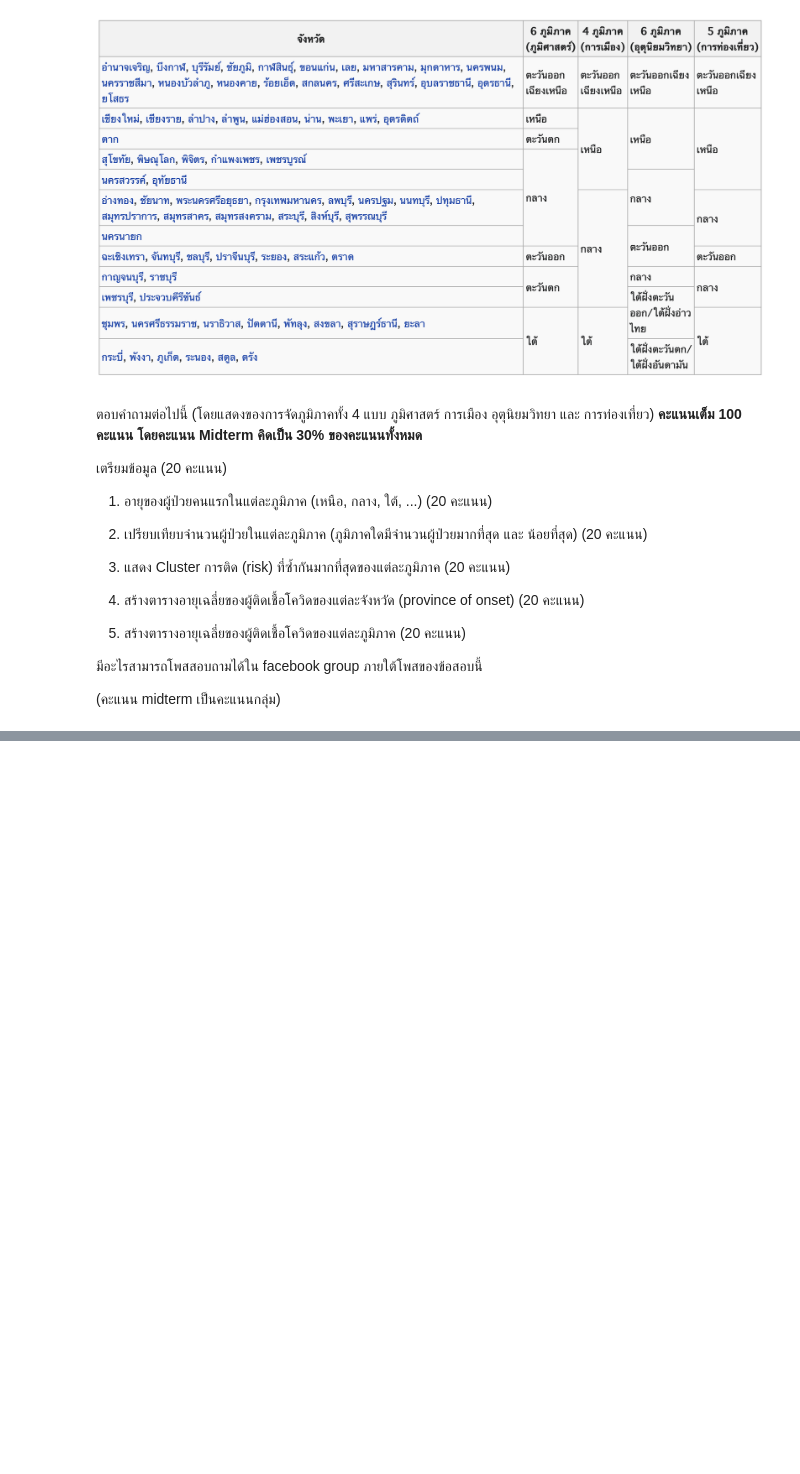
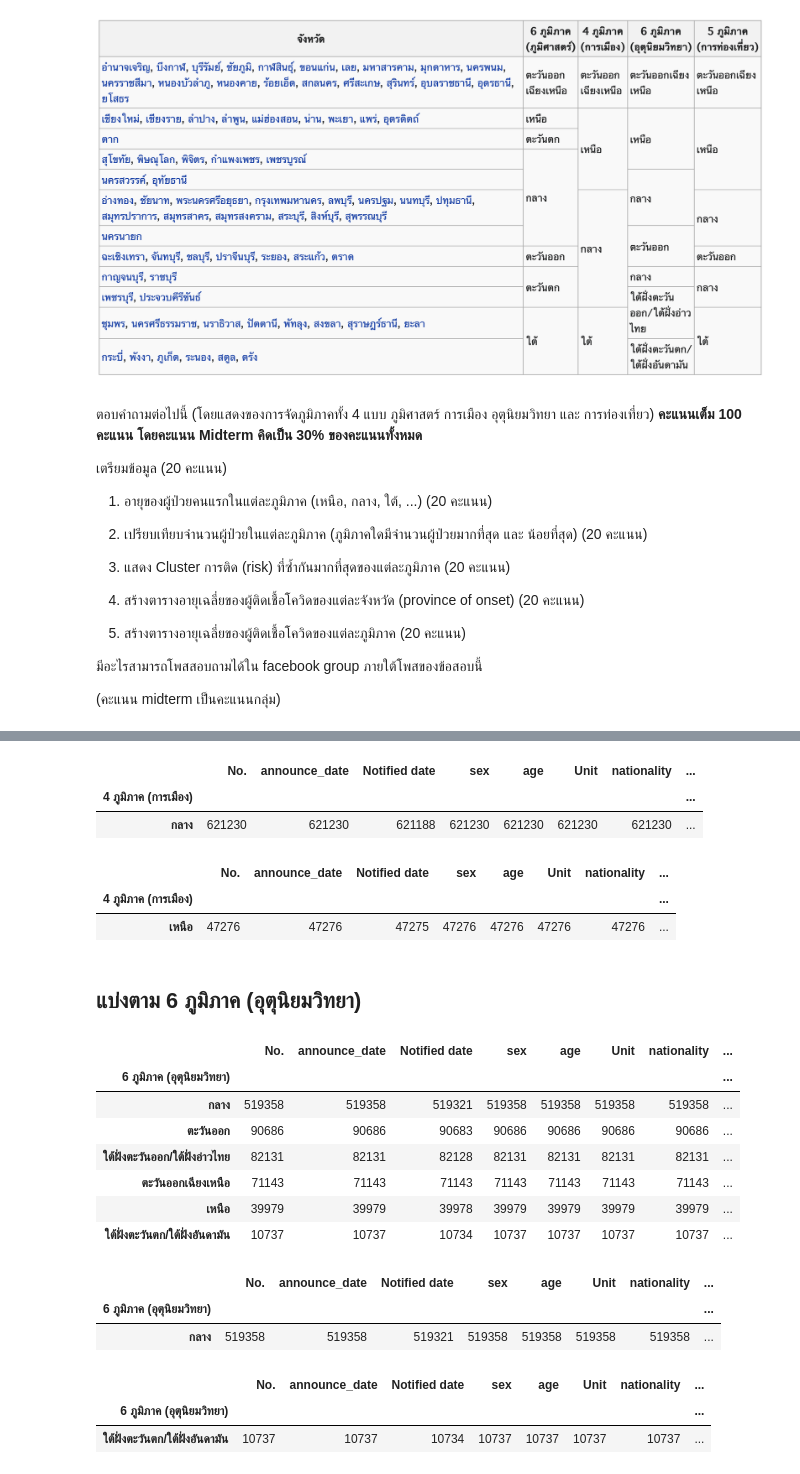
Before and after one commit to ThitiwatJtrsn/data_viz_2022, a Jupyter notebook: BasicPython&DataViz_midterm2022.ipynb, the cells around one changed output, grey strips where cells are left out. Saved outputs shown, nothing was run; the diff lists cells and outputs as text; code cells hidden in the pictures; blank space fills up the shorter version.

```diff
--- a/BasicPython&DataViz_midterm2022.ipynb
+++ b/BasicPython&DataViz_midterm2022.ipynb
@@ -25,0 +442,43 @@ Midterm คิดเป็น 30% ของคะแนนทั้งหมด*
+# %%
+max2= df_2_2_sort.sort_values(by='No.',ascending=False).head(1)
+max2
+# %% [output]
+|  | No. | announce_date | Notified date | sex | age | Unit | nationality | ... |
+| 4 ภูมิภาค (การเมือง) |  |  |  |  |  |  |  | ... |
+| กลาง | 621230 | 621230 | 621188 | 621230 | 621230 | 621230 | 621230 | ... |
+# %%
+min2= df_2_2_sort.sort_values(by='No.',ascending=True).head(1)
+min2
+# %% [output]
+|  | No. | announce_date | Notified date | sex | age | Unit | nationality | ... |
+| 4 ภูมิภาค (การเมือง) |  |  |  |  |  |  |  | ... |
+| เหนือ | 47276 | 47276 | 47275 | 47276 | 47276 | 47276 | 47276 | ... |
+# %% [markdown]
+##  แบ่งตาม 6 ภูมิภาค (อุตุนิยมวิทยา)
+# %%
+df_2_3 = df.groupby('6 ภูมิภาค (อุตุนิยมวิทยา)').count()
+df_2_3_sort = df_2_3.sort_values(by='No.',ascending=False)
+df_2_3_sort
+# %% [output]
+|  | No. | announce_date | Notified date | sex | age | Unit | nationality | ... |
+| 6 ภูมิภาค (อุตุนิยมวิทยา) |  |  |  |  |  |  |  | ... |
+| กลาง | 519358 | 519358 | 519321 | 519358 | 519358 | 519358 | 519358 | ... |
+| ตะวันออก | 90686 | 90686 | 90683 | 90686 | 90686 | 90686 | 90686 | ... |
+| ใต้ฝั่งตะวันออก/ใต้ฝั่งอ่าวไทย | 82131 | 82131 | 82128 | 82131 | 82131 | 82131 | 82131 | ... |
+| ตะวันออกเฉียงเหนือ | 71143 | 71143 | 71143 | 71143 | 71143 | 71143 | 71143 | ... |
+| เหนือ | 39979 | 39979 | 39978 | 39979 | 39979 | 39979 | 39979 | ... |
+| ใต้ฝั่งตะวันตก/ใต้ฝั่งอันดามัน | 10737 | 10737 | 10734 | 10737 | 10737 | 10737 | 10737 | ... |
+# %%
+max3= df_2_3_sort.sort_values(by='No.',ascending=False).head(1)
+max3
+# %% [output]
+|  | No. | announce_date | Notified date | sex | age | Unit | nationality | ... |
+| 6 ภูมิภาค (อุตุนิยมวิทยา) |  |  |  |  |  |  |  | ... |
+| กลาง | 519358 | 519358 | 519321 | 519358 | 519358 | 519358 | 519358 | ... |
+# %%
+min3= df_2_3_sort.sort_values(by='No.',ascending=True).head(1)
+min3
+# %% [output]
+|  | No. | announce_date | Notified date | sex | age | Unit | nationality | ... |
+| 6 ภูมิภาค (อุตุนิยมวิทยา) |  |  |  |  |  |  |  | ... |
+| ใต้ฝั่งตะวันตก/ใต้ฝั่งอันดามัน | 10737 | 10737 | 10734 | 10737 | 10737 | 10737 | 10737 | ... |
```
Also changed, not shown: parts of 89 cells of this notebook.
